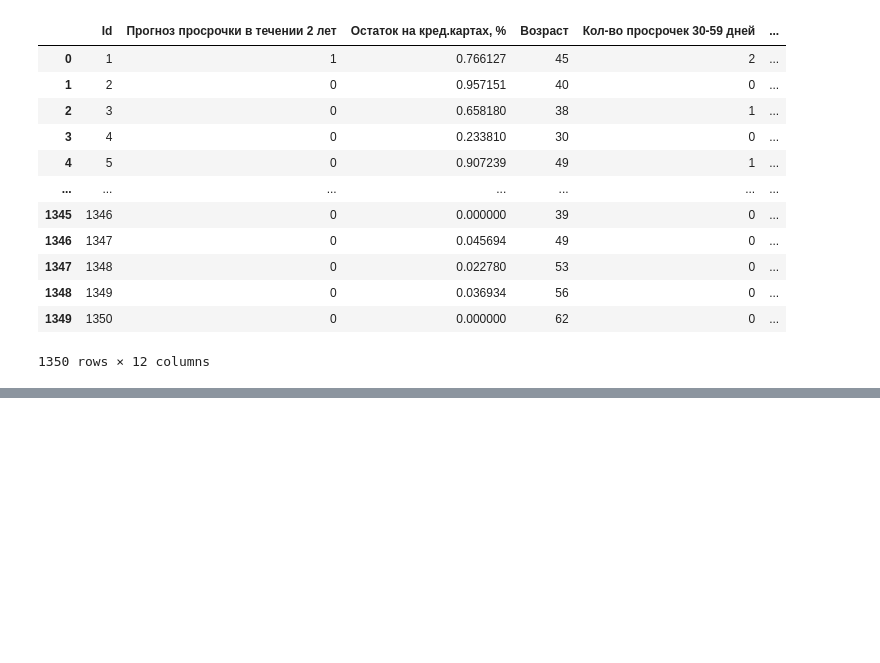
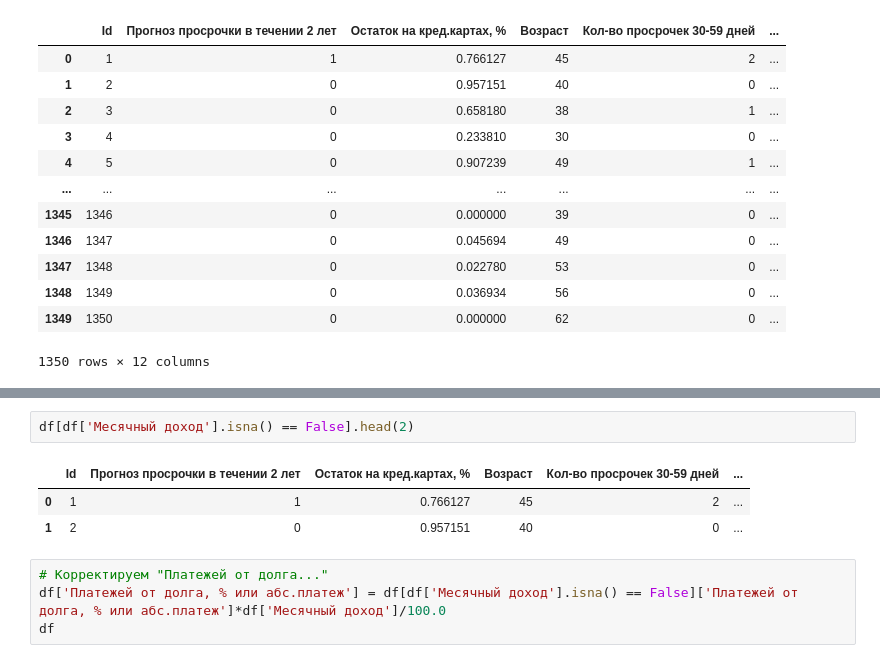
Before and after one commit to kimve1969/mgu_ds_cours, a Jupyter notebook: semestr 2.1/task 1/semestr_2_1_task_1.ipynb, the cells around one changed output, grey strips where cells are left out. Cells and saved outputs as stored; diff of their text form; blank space fills up the shorter version.

```diff
--- a/semestr 2.1/task 1/semestr_2_1_task_1.ipynb
+++ b/semestr 2.1/task 1/semestr_2_1_task_1.ipynb
@@ -115 +115,11 @@ df.tail(10)
+# %%
+df[df['Месячный доход'].isna() == False].head(2)
+# %% [output]
+|  | Id | Прогноз просрочки в течении 2 лет | Остаток на кред.картах, % | Возраст | Кол-во просрочек 30-59 дней | ... |
+| 0 | 1 | 1 | 0.766127 | 45 | 2 | ... |
+| 1 | 2 | 0 | 0.957151 | 40 | 0 | ... |
+# %%
+# Корректируем "Платежей от долга..."
+df['Платежей от долга, % или абс.платеж'] = df[df['Месячный доход'].isna() == False]['Платежей от долга, % или абс.платеж']*df['Месячный доход']/100.0
+df
 # %%
```
Also changed, not shown: parts of 2 cells of this notebook.
